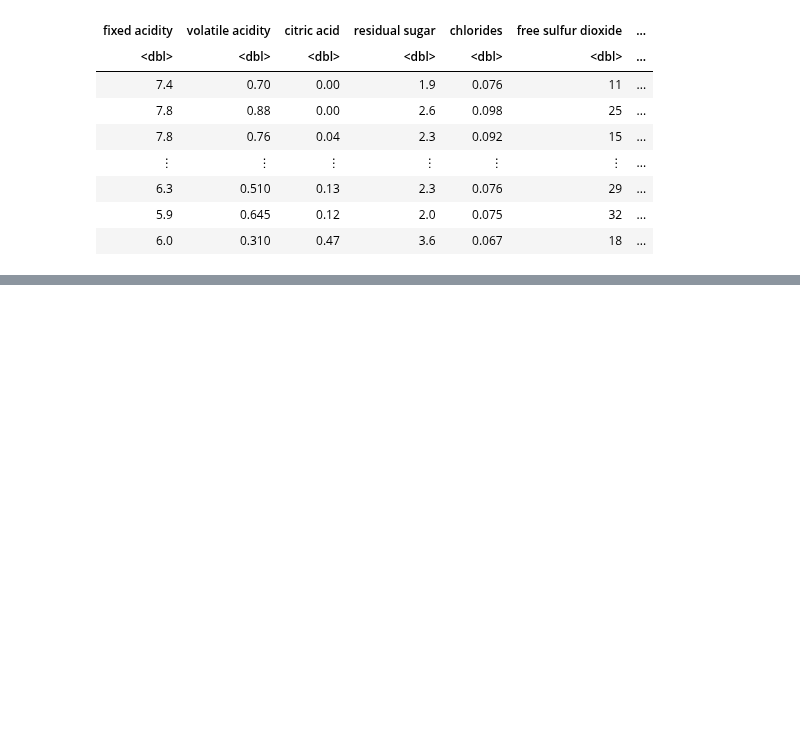
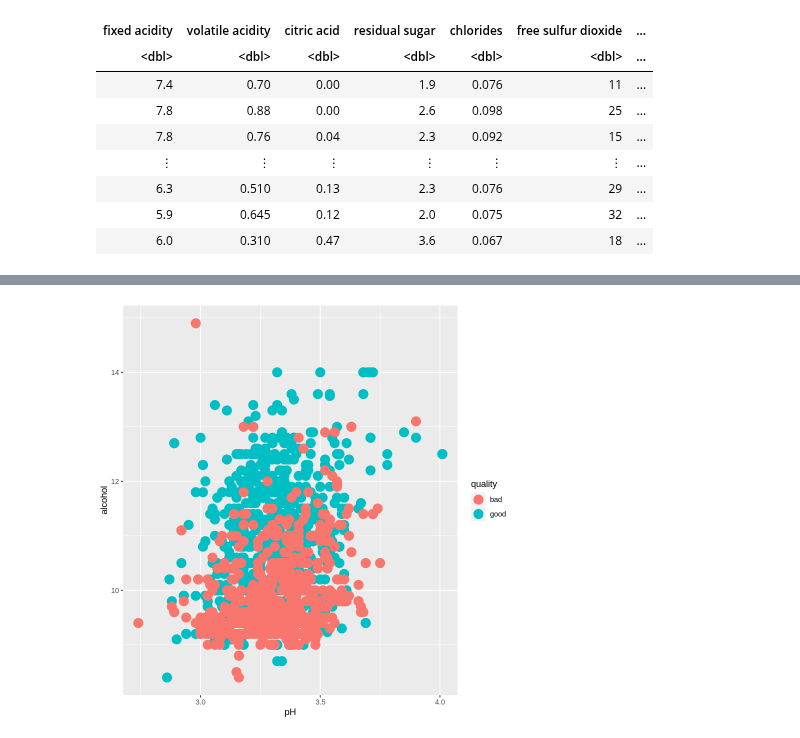
Before and after one commit to nokunishi/Age-Like-Fine-Wine, a Jupyter notebook: data_classification.ipynb, the cells around one changed output, grey strips where cells are left out. Cells and saved outputs as stored; diff of their text form; code cells hidden in the pictures; blank space fills up the shorter version.

Commit message:
Created workflow
Created workflow, can make simple predictions on good/bad quality now!

```diff
--- a/data_classification.ipynb
+++ b/data_classification.ipynb
@@ -57,11 +42,9 @@ A spec_tbl_df: 1599 × 12
 good_redwine <- redwine %>%
     filter(quality > 5) %>%
     mutate(quality = "good")
-good_redwine
 bad_redwine <- redwine %>%
     filter(quality <= 5) %>%
     mutate(quality = "bad")
-bad_redwine
-goodbad_redwine <- rbind(good_redwine, bad_redwine)
-goodbad_redwine
+redwine_new <- rbind(good_redwine, bad_redwine)
+redwine_new
 # %% [output]
@@ -97,0 +95,6 @@ A spec_tbl_df: 1599 × 12
+# %%
+plot <- ggplot(redwine_new, aes(x = pH, y = alcohol, color = quality)) +
+    geom_point(size = 5)
+plot
+# %% [output]
+[figure, added]
```
Also changed, not shown: parts of 3 cells of this notebook.
